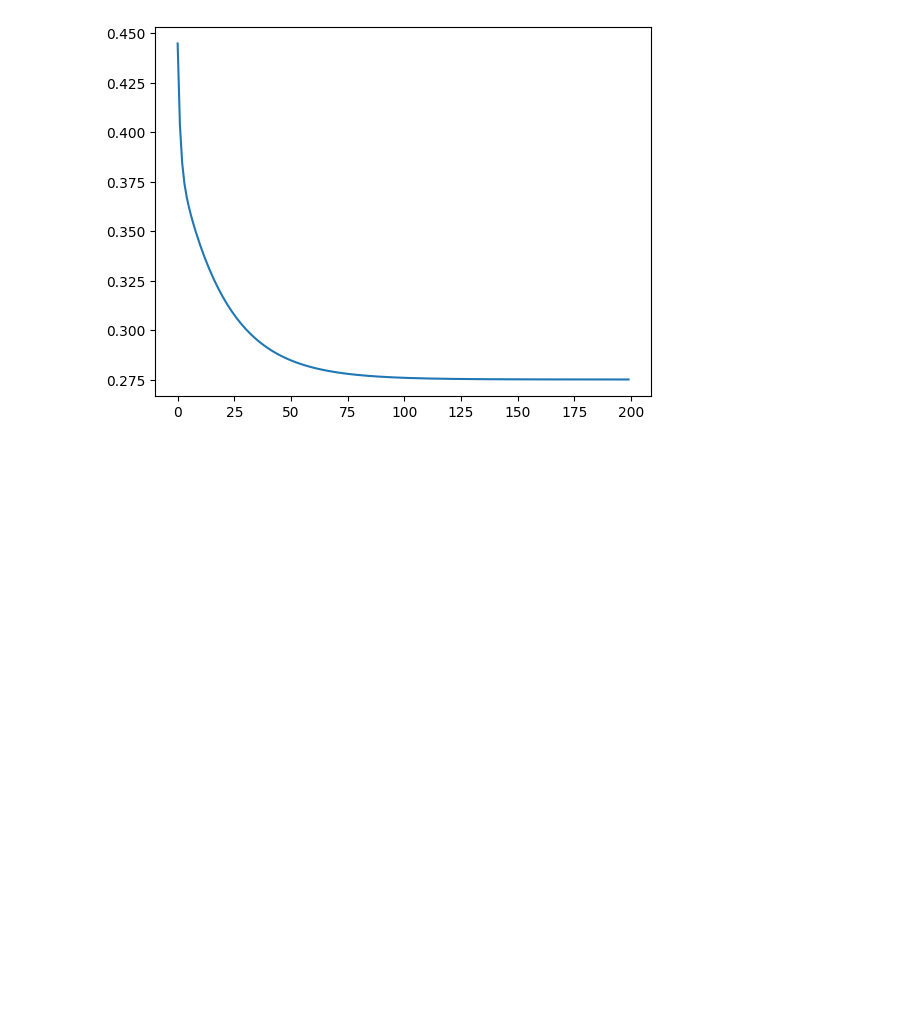
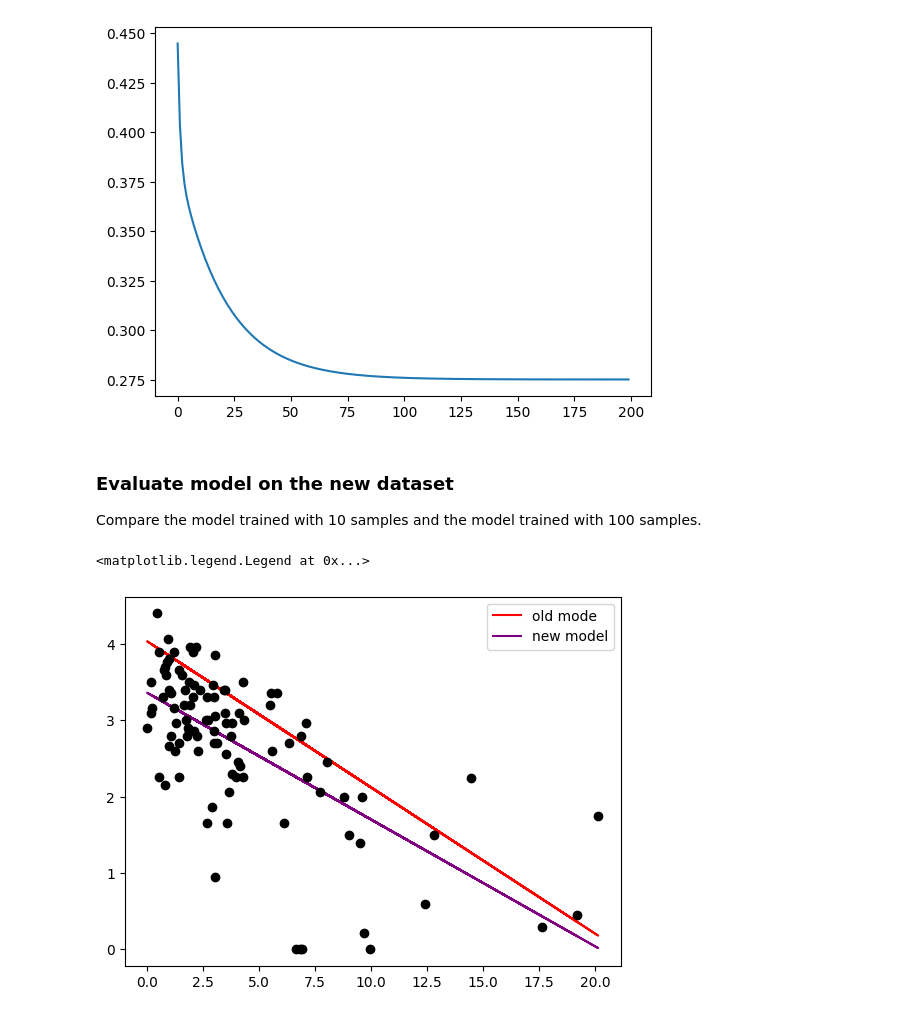
Before and after one commit to linzhangUCA/3321example-nn101, a Jupyter notebook: nn101.ipynb, the cells around one changed output. Cells and saved outputs as stored; diff of their text form; code cells hidden in the pictures; blank space fills up the shorter version.

```diff
--- a/nn101.ipynb
+++ b/nn101.ipynb
@@ -279,3 +282,17 @@ loss @ 199 iteration: 0.2752020582282066
 loss @ 200 iteration: 0.27520171726986375
 [<matplotlib.lines.Line2D at 0x...>]
 [figure]
+# %% [markdown]
+### Evaluate model on the new dataset
+Compare the model trained with 10 samples and the model trained with 100 samples.
+# %%
+model_old = linear(X100_train, weights100[0], biases100[0])
+model_new = linear(X100_train, weights100[-1], biases100[-1])
+
+plt.plot(X100_train, model_old, 'red', label='old mode')
+plt.plot(X100_train, model_new, 'purple', label='new model')
+plt.plot(X100_train, y100_train, 'ko')  # plot scattered datapoints
+plt.legend()
+# %% [output]
+<matplotlib.legend.Legend at 0x...>
+[figure, added]
```
Also changed, not shown: parts of 5 cells of this notebook.
